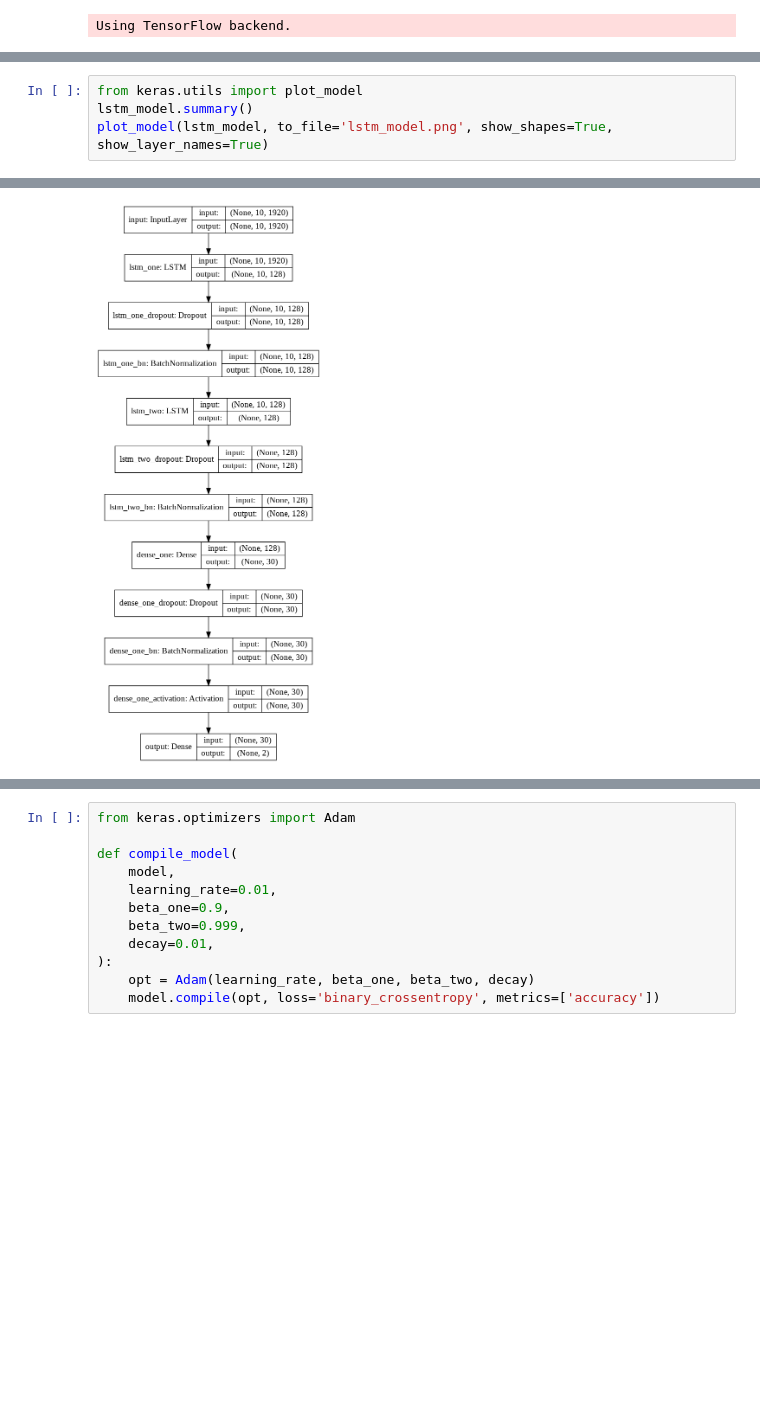
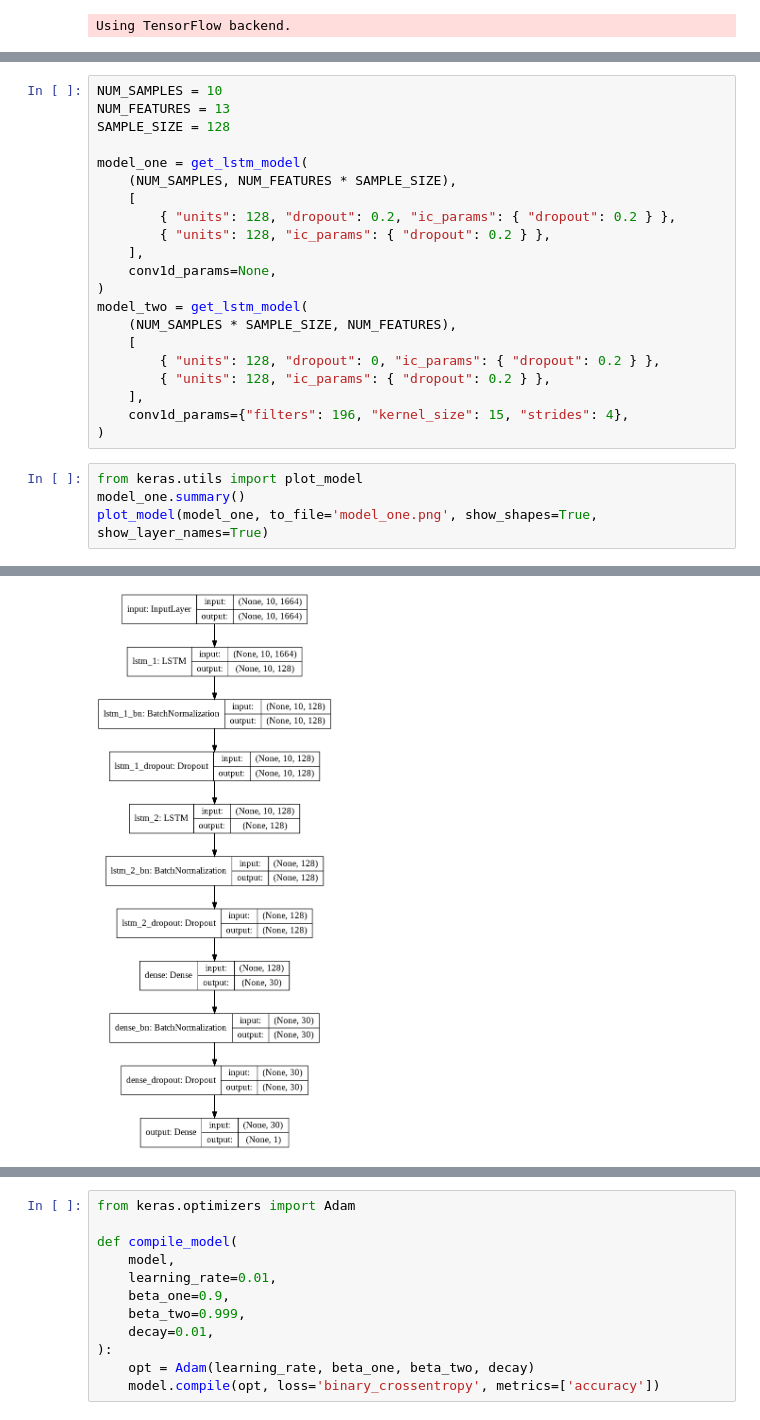
Before and after one commit to sjawhar/no-wander, a Jupyter notebook: notebooks/LSTM.ipynb, the cells around one changed output, grey strips where cells are left out. Drawn from its saved outputs; the diff is of its cells as text; blank space fills up the shorter version.

Commit message:
Better parameterized model building

```diff
--- a/notebooks/LSTM.ipynb
+++ b/notebooks/LSTM.ipynb
@@ -57,5 +53,26 @@ lstm_model = get_lstm_model((NUM_SAMPLES, NUM_FEATURES * SAMPLE_SIZE), conv1d_un
+# %%
+NUM_SAMPLES = 10
+NUM_FEATURES = 13
+SAMPLE_SIZE = 128
+
+model_one = get_lstm_model(
+    (NUM_SAMPLES, NUM_FEATURES * SAMPLE_SIZE),
+    [
+        { "units": 128, "dropout": 0.2, "ic_params": { "dropout": 0.2 } },
+        { "units": 128, "ic_params": { "dropout": 0.2 } },
+    ],
+    conv1d_params=None,
+)
+model_two = get_lstm_model(
+    (NUM_SAMPLES * SAMPLE_SIZE, NUM_FEATURES),
+    [
+        { "units": 128, "dropout": 0, "ic_params": { "dropout": 0.2 } },
+        { "units": 128, "ic_params": { "dropout": 0.2 } },
+    ],
+    conv1d_params={"filters": 196, "kernel_size": 15, "strides": 4},
+)
 # %%
 from keras.utils import plot_model
-lstm_model.summary()
-plot_model(lstm_model, to_file='lstm_model.png', show_shapes=True, show_layer_names=True)
+model_one.summary()
+plot_model(model_one, to_file='model_one.png', show_shapes=True, show_layer_names=True)
 # %% [output]
@@ -77,3 +94,3 @@ Trainable params: 1,185,176
 Non-trainable params: 572
 _________________________________________________________________
-[figure, old version]
+[figure, new version]
```
Also changed, not shown: parts of 6 cells of this notebook.
